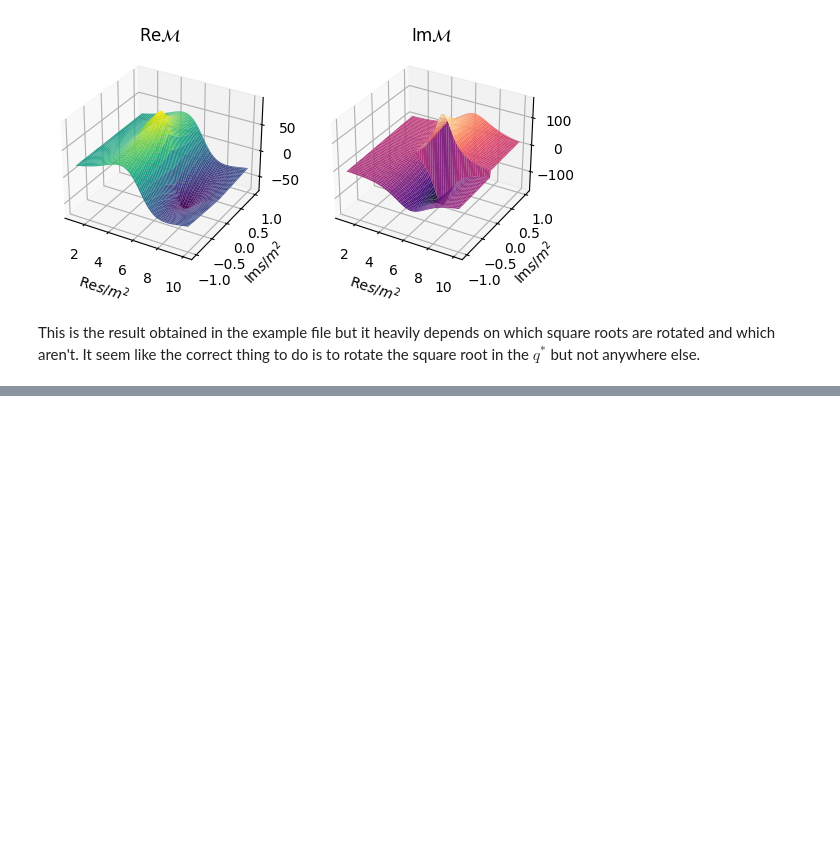
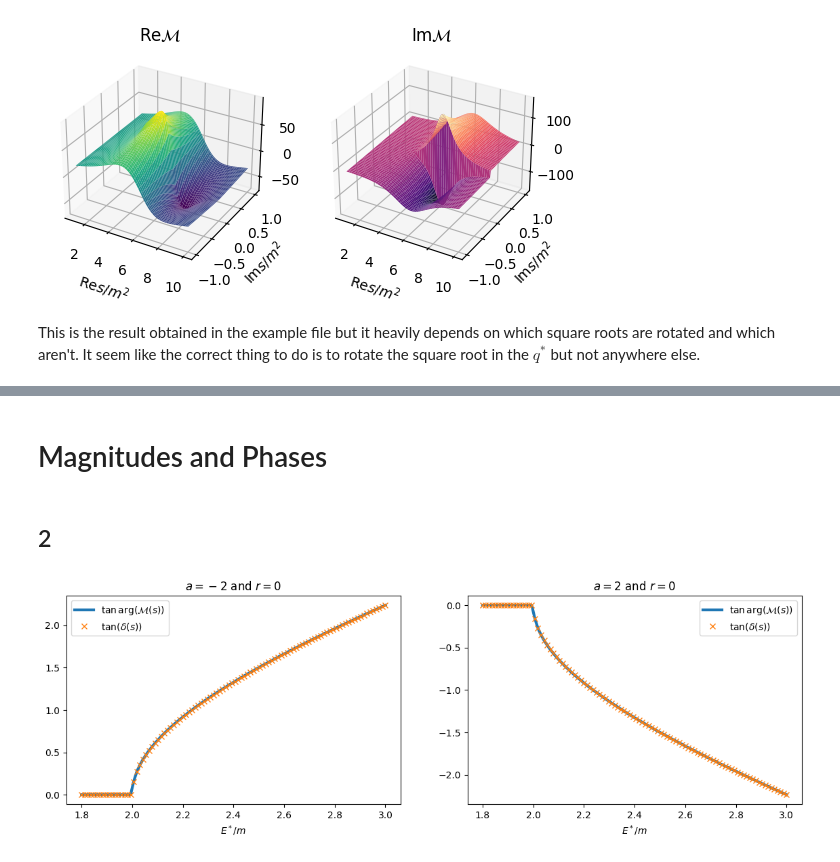
Before and after one commit to ivanmbur/Introduction_to_Scattering, a Jupyter notebook: scattering_amplitudes_cleaner.ipynb, the cells around one changed output, grey strips where cells are left out. Saved outputs shown, nothing was run; the diff lists cells and outputs as text; code cells hidden in the pictures; blank space fills up the shorter version.

```diff
--- a/scattering_amplitudes_cleaner.ipynb
+++ b/scattering_amplitudes_cleaner.ipynb
@@ -117,0 +174,20 @@ This is the result obtained in the example file but it heavily depends on which
+# %% [markdown]
+# Magnitudes and Phases
+# %% [markdown]
+## 2
+# %%
+# plots for the effective range parametrization
+
+a = [-2, 2]
+r = [0, 0]
+
+fig, ax = plt.subplots(nrows = 1, ncols = 2, figsize = (14,4))
+s = E**2 + 1j*eps
+for i in range (0, 2):
+    ax[i].plot(E, np.tan(np.angle(amplitude(s, lambda s: K_eff_range(s, a[i], r[i])))), linewidth = 3, label = r"$\tan\arg(\mathcal{M}(s))$")
+    ax[i].plot(E, (1/((((r[i]*q(s)**2)/2)-(1/a[i]))/q(s))), marker = "x", linewidth = 0, label = r"$\tan(\delta(s))$")
+    ax[i].set_xlabel(r'$E^*/m$')
+    ax[i].set_title(r'$a={}$ and $r={}$'.format(a[i], r[i]))
+    ax[i].legend()
+# %% [output]
+[figure, added]
```
Also changed, not shown: parts of 13 cells of this notebook.
